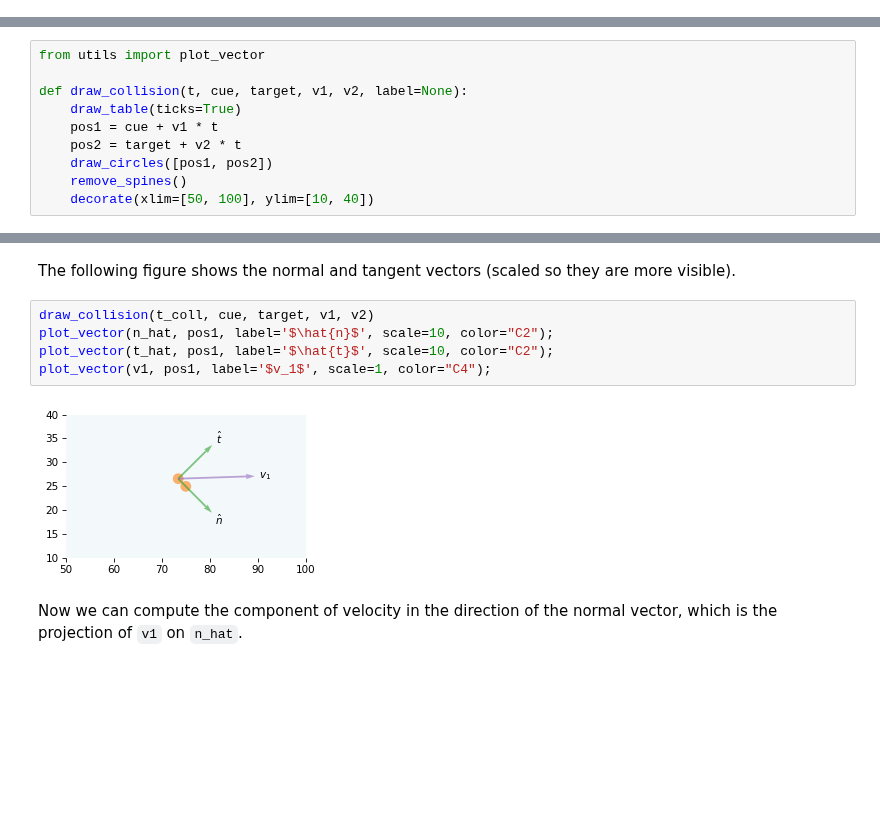
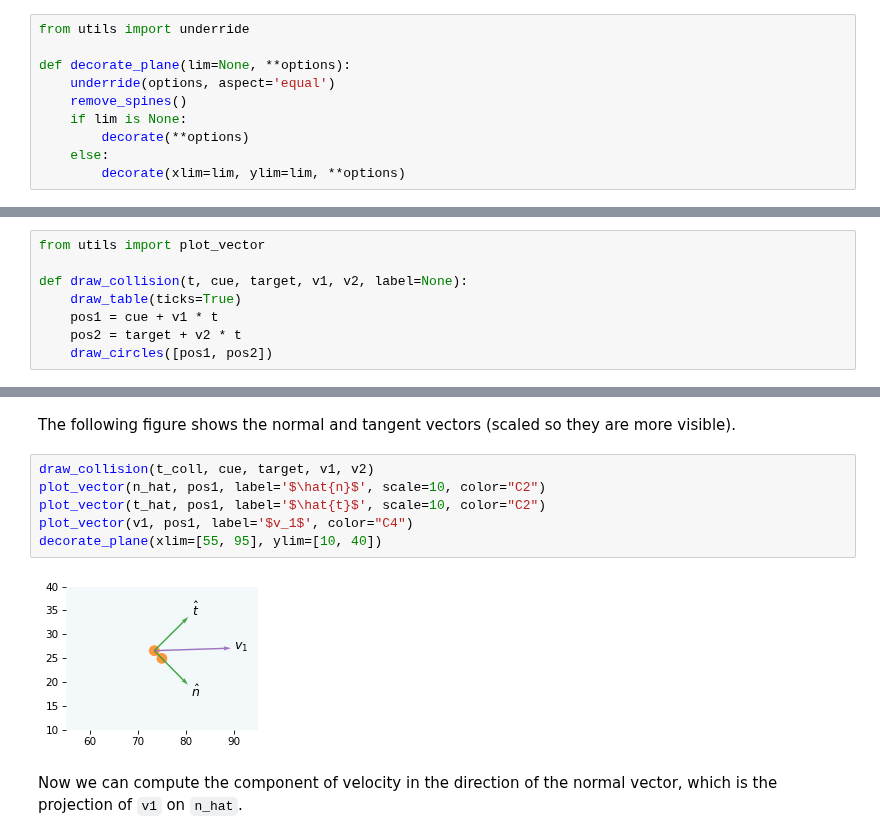
Before and after one commit to AllenDowney/ThinkLinearAlgebra, a Jupyter notebook: soln/projection.ipynb, the cells around one changed output, grey strips where cells are left out. Cells and saved outputs as stored; diff of their text form; blank space fills up the shorter version.

```diff
--- a/soln/projection.ipynb
+++ b/soln/projection.ipynb
@@ -57 +55,11 @@ Here's the graphical representation of this vector as an arrow with its tail at
+# %%
+from utils import underride
+
+def decorate_plane(lim=None, **options):
+    underride(options, aspect='equal')
+    remove_spines()
+    if lim is None:
+        decorate(**options)
+    else:
+        decorate(xlim=lim, ylim=lim, **options)
 # %%
@@ -578,7 +588,5 @@ def draw_collision(t, cue, target, v1, v2, label=None):
     pos1 = cue + v1 * t
     pos2 = target + v2 * t
     draw_circles([pos1, pos2])
-    remove_spines()
-    decorate(xlim=[50, 100], ylim=[10, 40])
 # %%
 draw_collision(t, cue, target, v1, v2)
@@ -771,11 +785,12 @@ t_hat = vector_perpendicular(n_hat)
 The following figure shows the normal and tangent vectors (scaled so they are more visible).
 # %%
 draw_collision(t_coll, cue, target, v1, v2)
-plot_vector(n_hat, pos1, label='$\hat{n}$', scale=10, color="C2");
-plot_vector(t_hat, pos1, label='$\hat{t}$', scale=10, color="C2");
-plot_vector(v1, pos1, label='$v_1$', scale=1, color="C4");
+plot_vector(n_hat, pos1, label='$\hat{n}$', scale=10, color="C2")
+plot_vector(t_hat, pos1, label='$\hat{t}$', scale=10, color="C2")
+plot_vector(v1, pos1, label='$v_1$', color="C4")
+decorate_plane(xlim=[55, 95], ylim=[10, 40])
 # %% [output]
-[figure, old version]
+[figure, new version]
 # %% [markdown]
 Now we can compute the component of velocity in the direction of the normal vector, which is the projection of `v1` on `n_hat`.
 # %%
```
Also changed, not shown: parts of 66 cells of this notebook.
